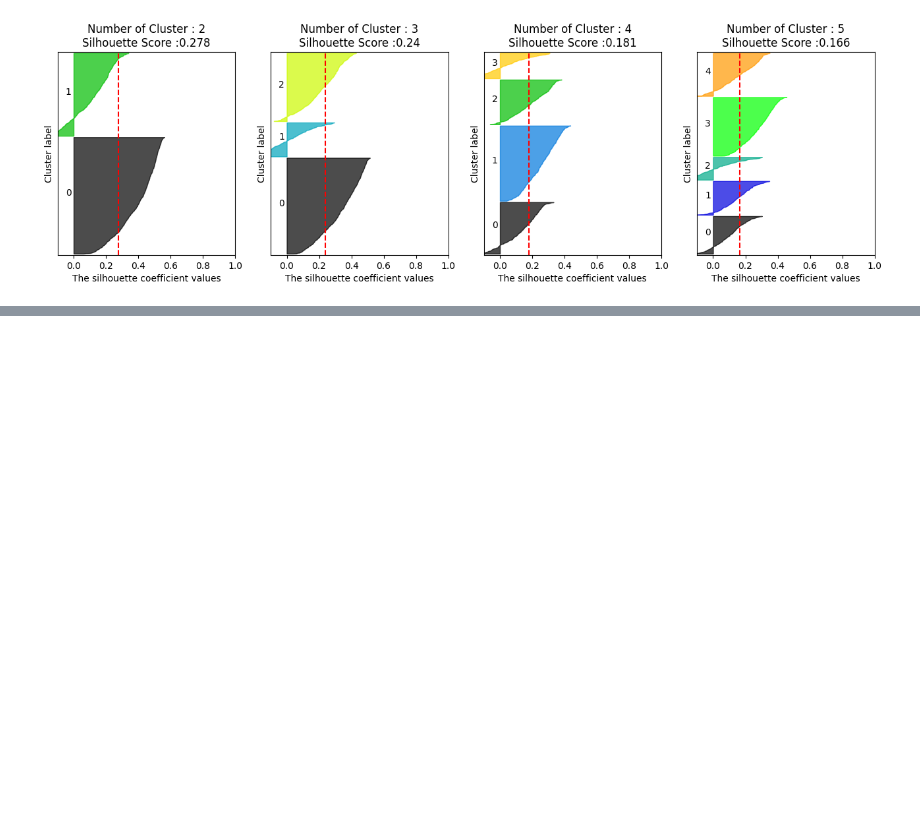
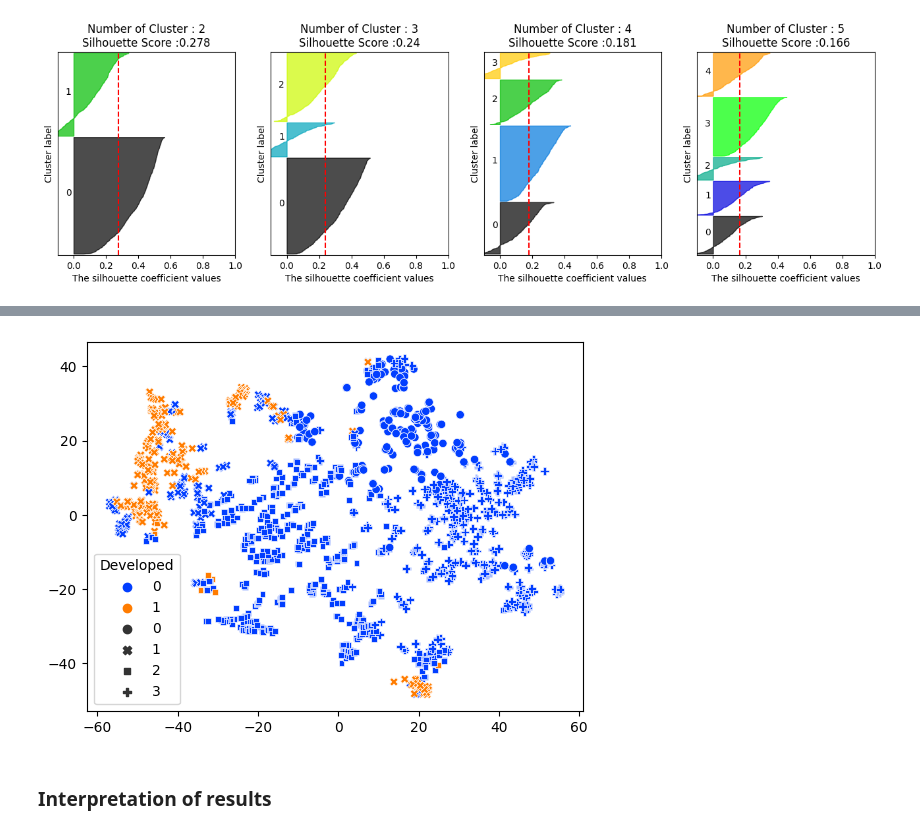
Before and after one commit to Pippeloo/DataScience-Paper, a Jupyter notebook: P2-Deliverable/K-MeanClustering/K-MeanClustering.ipynb, the cells around one changed output, grey strips where cells are left out. Saved outputs shown, nothing was run; the diff lists cells and outputs as text; code cells hidden in the pictures; blank space fills up the shorter version.

```diff
--- a/P2-Deliverable/K-MeanClustering/K-MeanClustering.ipynb
+++ b/P2-Deliverable/K-MeanClustering/K-MeanClustering.ipynb
@@ -126,0 +151,8 @@ transformed = tsne.fit_transform(scaled_data)
+# %%
+palette = sns.color_palette("bright", 4)
+sns.scatterplot(x=transformed[:,0], y=transformed[:,1], style = cluster_labels, hue = developed, legend='full', palette=palette)
+plt.show()
+# %% [output]
+[figure, added]
+# %% [markdown]
+### Interpretation of results
```
Also changed, not shown: parts of 10 cells of this notebook.
